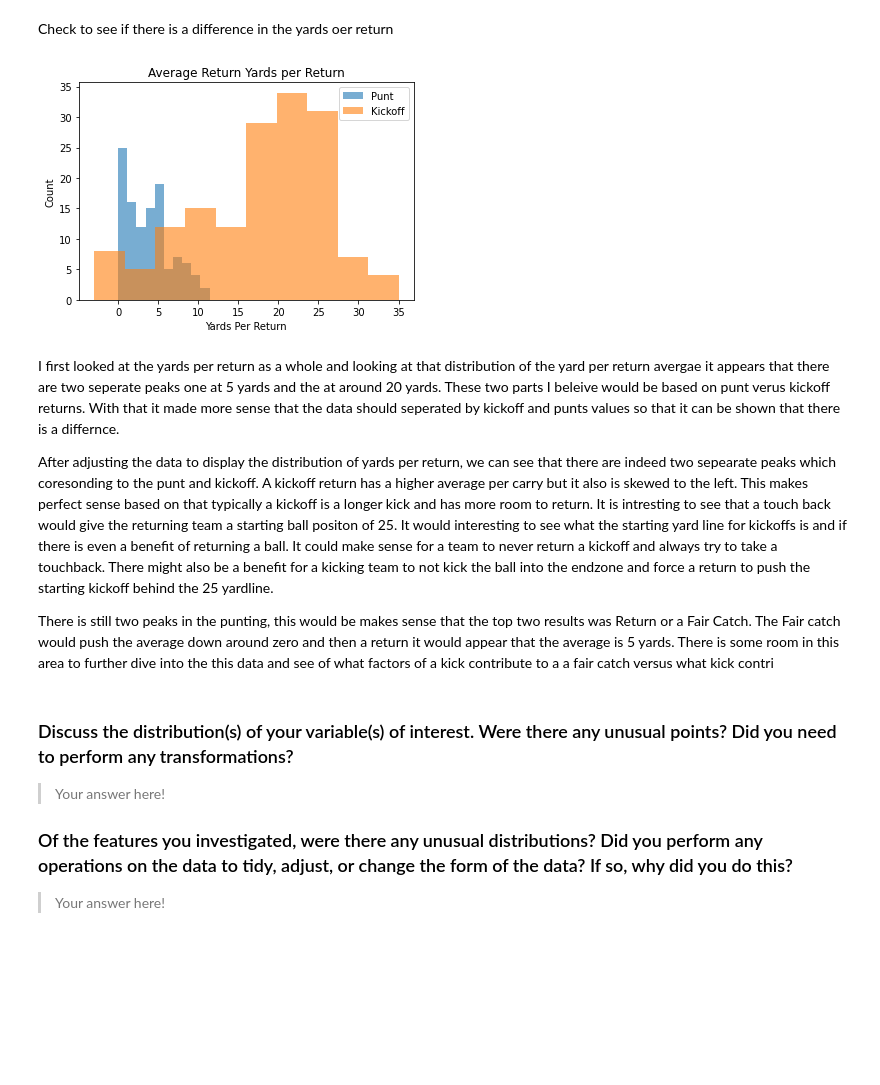
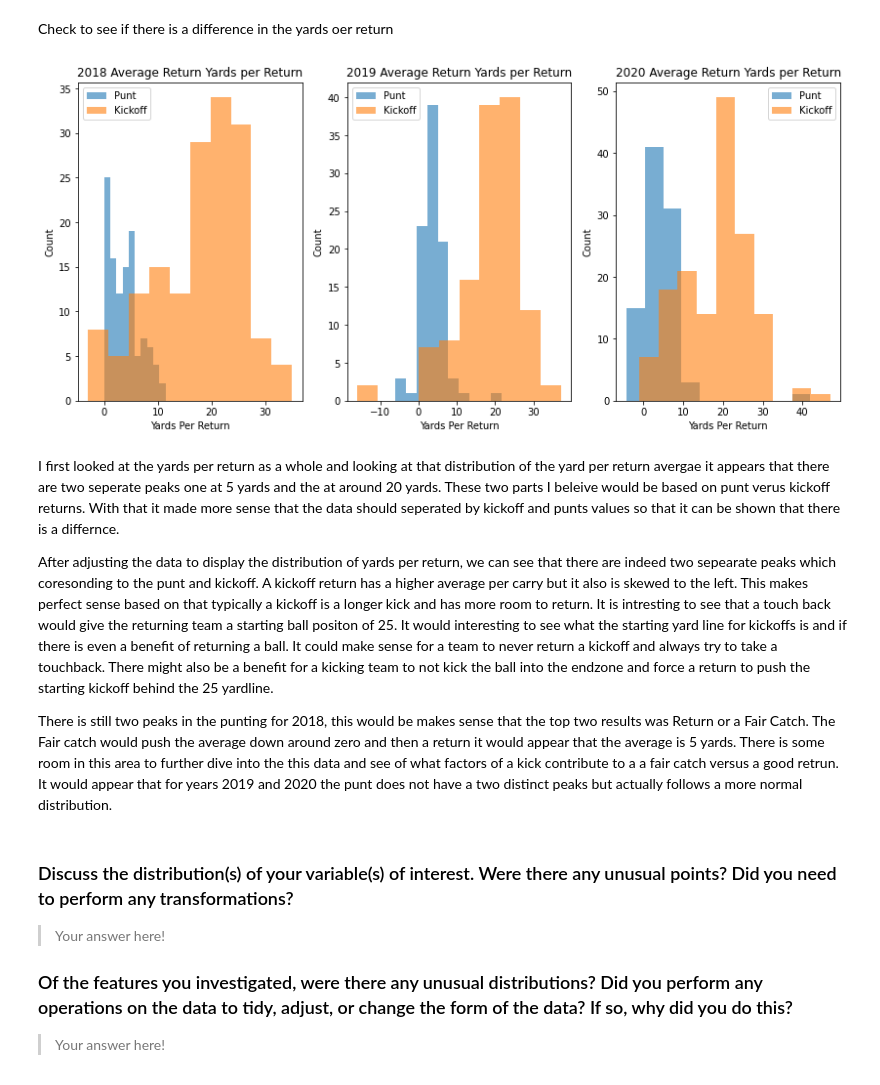
Before and after one commit to dkrejcarek/punt_analysis, a Jupyter notebook: Part_I_exploration_template.ipynb, the cells around one changed output. Cells and saved outputs as stored; diff of their text form; code cells hidden in the pictures; blank space fills up the shorter version.

Commit message:
Add in season punt versus kickoff graphs and review

```diff
--- a/Part_I_exploration_template.ipynb
+++ b/Part_I_exploration_template.ipynb
@@ -258,20 +259,27 @@ returner_data['kickoff_yard_per_return'] = returner_data['kickoff_return_yards']
 # %%
-# g = sb.FacetGrid(data = returner_data, hue = 'kickoff_yard_per_return')
-# g.map(sb.displot, 'punt_yard_per_return')
-plt.hist(returner_data['punt_yard_per_return'], alpha = .6, label='Punt')
-plt.hist(returner_data['kickoff_yard_per_return'], alpha = .6, label = 'Kickoff')
-plt.title('Average Return Yards per Return')
-plt.xlabel('Yards Per Return')
-plt.ylabel('Count')
-plt.legend();
+
+seasons = [2018, 2019, 2020]
+plot_no = 1
+
+plt.figure(figsize=[14,6])
+for season in seasons:
+    plt.subplot(1, 3, plot_no)
+    plot_no += 1
+    returner_data = get_season_data(season)
+    plt.hist(returner_data['punt_yard_per_return'], alpha = .6, label='Punt')
+    plt.hist(returner_data['kickoff_yard_per_return'], alpha = .6, label = 'Kickoff')
+    plt.title('{} Average Return Yards per Return'.format(season))
+    plt.xlabel('Yards Per Return')
+    plt.ylabel('Count')
+    plt.legend();
 # %% [output]
-[figure, old version]
+[figure, new version]
 # %% [markdown]
 I first looked at the yards per return as a whole and looking at that distribution of the yard per return avergae it appears that there are two seperate peaks one at 5 yards and the at around 20 yards.  These two parts I beleive would be based on punt verus kickoff returns.  With that it made more sense that the data should seperated by kickoff and punts values so that it can be shown that there is a differnce.
 
 After adjusting the data to display the distribution of yards per return, we can see that there are indeed two sepearate peaks which coresonding to the punt and kickoff.  A kickoff return has a higher average per carry but it also is skewed to the left.  This makes perfect sense based on that typically a kickoff is a longer kick and has more room to return.  It is intresting to see that a touch back would give the returning team a starting ball positon of 25.  It would interesting to see what the starting yard line for kickoffs is and if there is even a benefit of returning a ball.  It could make sense for a team to never return a kickoff and always try to take a touchback.  There might also be a benefit for a kicking team to not kick the ball into the endzone and force a return to push the starting kickoff behind the 25 yardline.
 
-There is still two peaks in the punting, this would be makes sense that the top two results was Return or a Fair Catch.  The Fair catch would push the average down around zero and then a return it would appear that the average is 5 yards.  There is some room in this area to further dive into the this data and see of what factors of a kick contribute to a a fair catch versus what kick contri
+There is still two peaks in the punting for 2018, this would be makes sense that the top two results was Return or a Fair Catch.  The Fair catch would push the average down around zero and then a return it would appear that the average is 5 yards.  There is some room in this area to further dive into the this data and see of what factors of a kick contribute to a a fair catch versus a good retrun. It would appear that for years 2019 and 2020 the punt does not have a two distinct peaks but actually follows a more normal distribution.
 # %% [markdown]
 ### Discuss the distribution(s) of your variable(s) of interest. Were there any unusual points? Did you need to perform any transformations?
 
```
Also changed, not shown: parts of 7 cells of this notebook.
